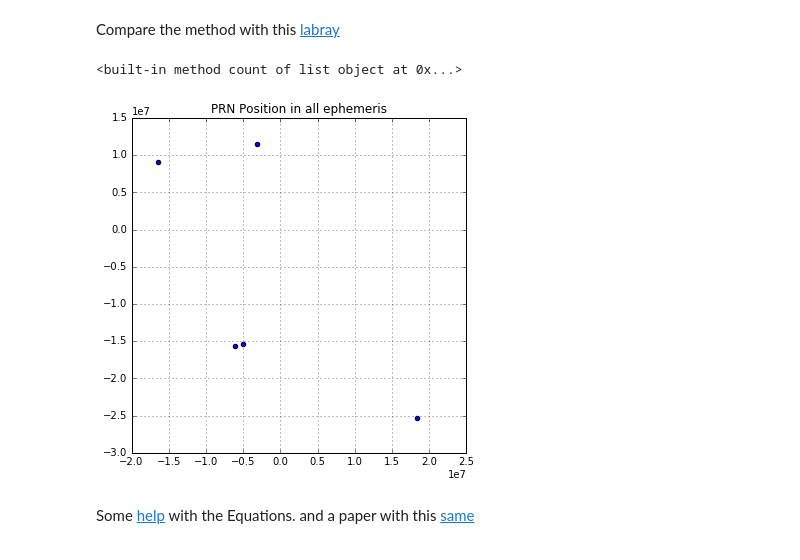
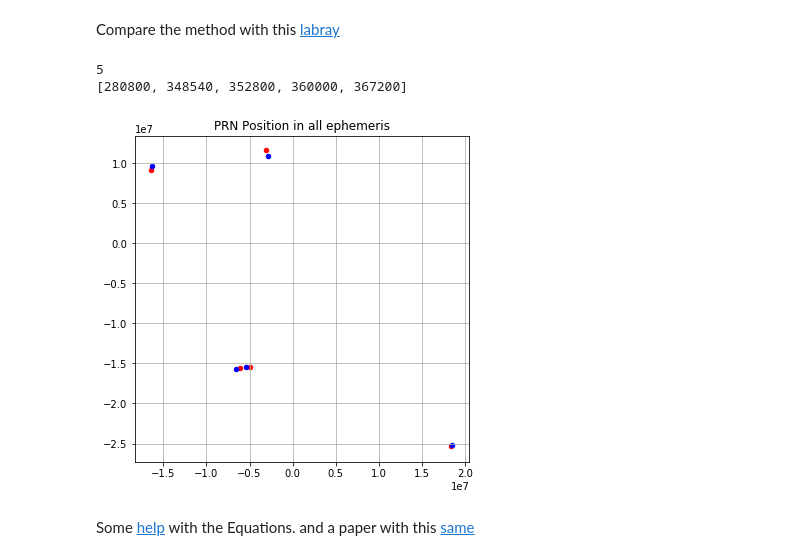
Before and after one commit to mikesneider/SatellitalPosition, a Jupyter notebook: FTP+access.ipynb, the cells around one changed output. Saved outputs shown, nothing was run; the diff lists cells and outputs as text; code cells hidden in the pictures.

Commit message:
plotting resuts

```diff
--- a/FTP+access.ipynb
+++ b/FTP+access.ipynb
@@ -275,7 +275,7 @@ def MeanToEccentricAnomaly(e,M):
     while (first or abs(Enew - E) > zero):
         first = 0
         E = Enew
-        Enew = E + (M - E + e*sin(E))/(1 - e*cos(E))
+        Enew = E + (M - E + e*math.sin(E))/(1 - e*math.cos(E))
 
     E = Enew;
     return E
@@ -336,9 +351,27 @@ def GetRightAscensionDeclination(x,y,z):
+# %%
+def MatrixRotation(omg,w,i,r):
+    A = math.cos(omg)*math.cos(w) - math.sin(omg)*math.sin(w)*math.cos(i)
+    B = math.cos(omg)*math.sin(w) - math.sin(omg)*math.cos(w)*math.cos(i)
+    C = math.sin(omg)*math.sin(i)
+
+    D = math.sin(omg)*math.cos(w) - math.cos(omg)*math.sin(w)*math.cos(i)
+    E = math.sin(omg)*math.sin(w) - math.cos(omg)*math.cos(w)*math.cos(i)
+    F = (-1.)*math.cos(omg)*math.sin(i)
+
+    G = math.sin(w)*math.sin(i)
+    H = math.cos(w)*math.sin(i)
+    I = math.cos(i)
+
+    R = np.array([[A,B,C], [D,E,F], [G,H,I]])
+    #print R
+    T = R*r
+    return T
 # %% [markdown]
 Info about coordinate system [here](https://stereo-ssc.nascom.nasa.gov/coordinates_explanation.shtml)
 # %%
 def future_position(e,t_data,GPSweek):
     import math
-    %run -i utils/utils.py
+    #%run -i utils/utils.py
 
     GM = 3.986004418e14     # [m^3 / s^2] value of earth universal gravitational parameter for GPS user.
     w_e = 7.2921151467e-5   # [rad/s] Value of earth rotation
@@ -378,6 +411,9 @@ def future_position(e,t_data,GPSweek):
 
     #toECEF frame
     x,y = GetPositionECEF(rj,fj)
+    r = np.array([[x,y,0]])
+    POS = MatrixRotation(Omegaj,wj,ij,r)
+    #print "Position apply rotation: ",POS
     x2,y2 = GetPositionOrbitPlane(a,E,ec)
     x3,y3,z3 = GetFirstPointAries(rj,Omegaj,wj,fj,ij)
     #print "Position ECEF: x: ",x," ::: y: ",y
@@ -386,8 +422,8 @@ def future_position(e,t_data,GPSweek):
     x,y,z = GetHeliocentricCoordenates(x3,y3,z3,ij)
     #print "HelioCentric Coordenates: ",x,y,z
     RA,DE = GetRightAscensionDeclination(x,y,z)
-    #print "Right Ascension: ", RA," ::: Declination: ",DE
-
+    print "Right Ascension: ", RA," ::: Declination: ",DE
+    print GetRA_Dec(E,ec,a,wj,Omegaj,ij)
     return x,y
 # %%
 import datetime
@@ -416,6 +457,9 @@ Compare the method with this [labray](http://pythonhosted.org/OrbitalPy/modules/
 import datetime
 PosX = []
 PosY = []
+Orix = []
+Oriy = []
+times = []
 navfile = 'navRINEX'
 navHeader, navData = gpstk.readRinex3Nav(navfile)
 # setup ephemeris store to look for satellite positions
@@ -427,22 +471,29 @@ for navDataObj in navData:
     bcestore.addEphemeris(ephem)
     if ephem.satID.id == 1:
         GPStime = ephem.HOWtime
+        times.append(GPStime)
+        X,Y = future_position(ephem,GPStime+0,1937)
+        Orix.append(X)
+        Oriy.append(Y)
         X,Y = future_position(ephem,GPStime+100,1937)
         PosX.append(X)
         PosY.append(Y)
 bcestore.SearchNear()
 navData.close()
 
-print PosX.count
+print len(PosX)
+print times
 # %% [output]
-<built-in method count of list object at 0x...>
+5
+[280800, 348540, 352800, 360000, 367200]
 # %%
 fig =plt.figure(figsize=(6,6))
-plt.scatter(PosX,PosY)
+plt.scatter(PosX,PosY,s=20,alpha=1,color='red')
+plt.scatter(Orix,Oriy,s=20,alpha=1,color='blue')
 plt.title('PRN Position in all ephemeris')
 plt.grid()
 # %% [output]
-[figure, old version]
+[figure, new version]
 # %%
 print bcestore.getInitialTime()
 print bcestore.getFinalTime()
```
Also changed, not shown: parts of 4 cells of this notebook, 9 other files.
